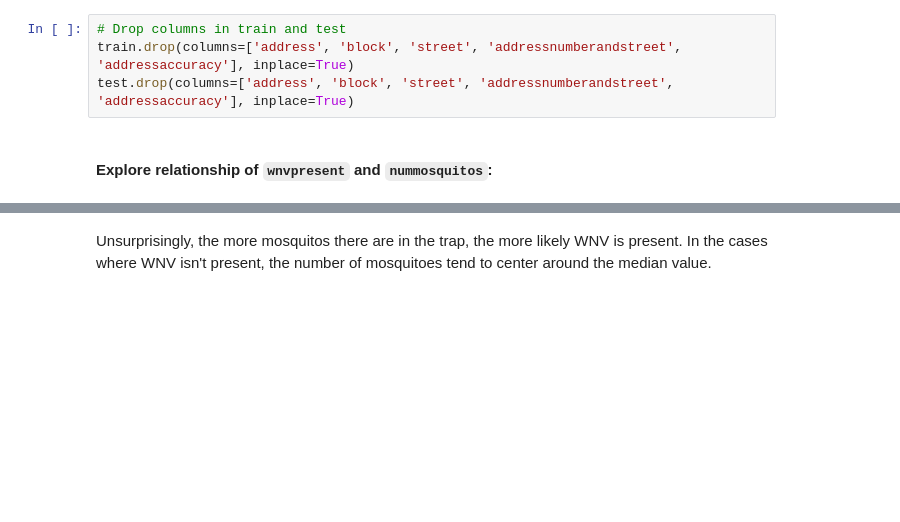
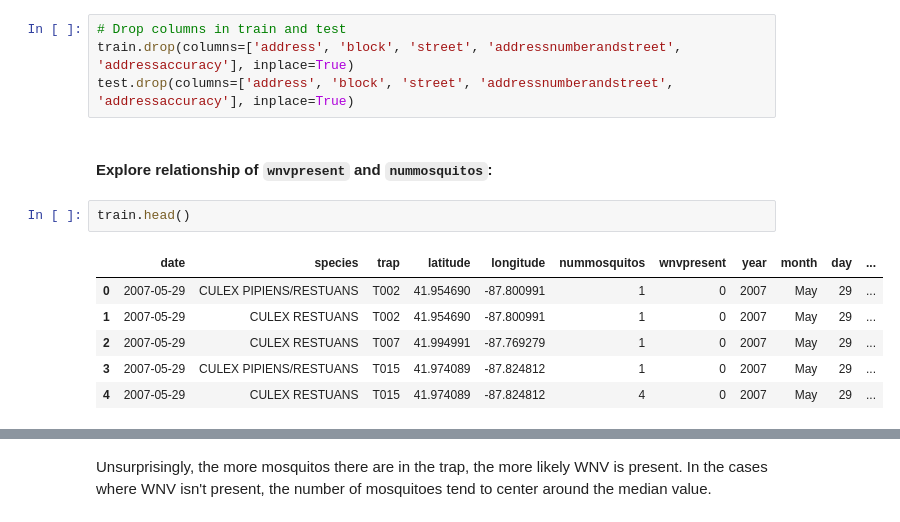
Before and after one commit to stuartdaw/Chicago-Mosquito-Analysis, a Jupyter notebook: 1.0 EDA-train-test.ipynb, the cells around one changed output, grey strips where cells are left out. Drawn from its saved outputs; the diff is of its cells as text; blank space fills up the shorter version.

```diff
--- a/1.0 EDA-train-test.ipynb
+++ b/1.0 EDA-train-test.ipynb
@@ -307,6 +320,15 @@ train.drop(columns=['address', 'block', 'street', 'addressnumberandstreet', 'add
 test.drop(columns=['address', 'block', 'street', 'addressnumberandstreet', 'addressaccuracy'], inplace=True)
 # %% [markdown]
 #### Explore relationship of `wnvpresent` and `nummosquitos`:
+# %%
+train.head()
+# %% [output]
+|  | date | species | trap | latitude | longitude | nummosquitos | wnvpresent | year | month | day | ... |
+| 0 | 2007-05-29 | CULEX PIPIENS/RESTUANS | T002 | 41.954690 | -87.800991 | 1 | 0 | 2007 | May | 29 | ... |
+| 1 | 2007-05-29 | CULEX RESTUANS | T002 | 41.954690 | -87.800991 | 1 | 0 | 2007 | May | 29 | ... |
+| 2 | 2007-05-29 | CULEX RESTUANS | T007 | 41.994991 | -87.769279 | 1 | 0 | 2007 | May | 29 | ... |
+| 3 | 2007-05-29 | CULEX PIPIENS/RESTUANS | T015 | 41.974089 | -87.824812 | 1 | 0 | 2007 | May | 29 | ... |
+| 4 | 2007-05-29 | CULEX RESTUANS | T015 | 41.974089 | -87.824812 | 4 | 0 | 2007 | May | 29 | ... |
 # %%
 # Plot boxplot
 
```
Also changed, not shown: parts of 9 cells of this notebook, 4 other files.
